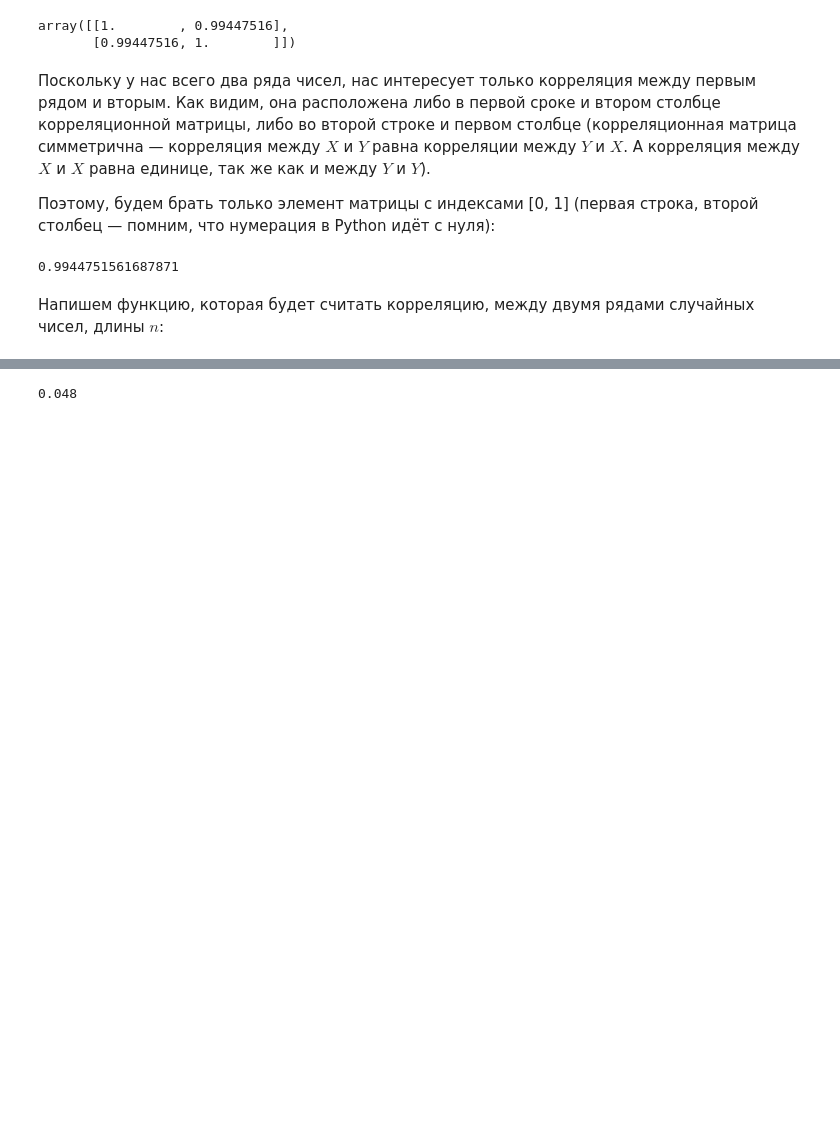
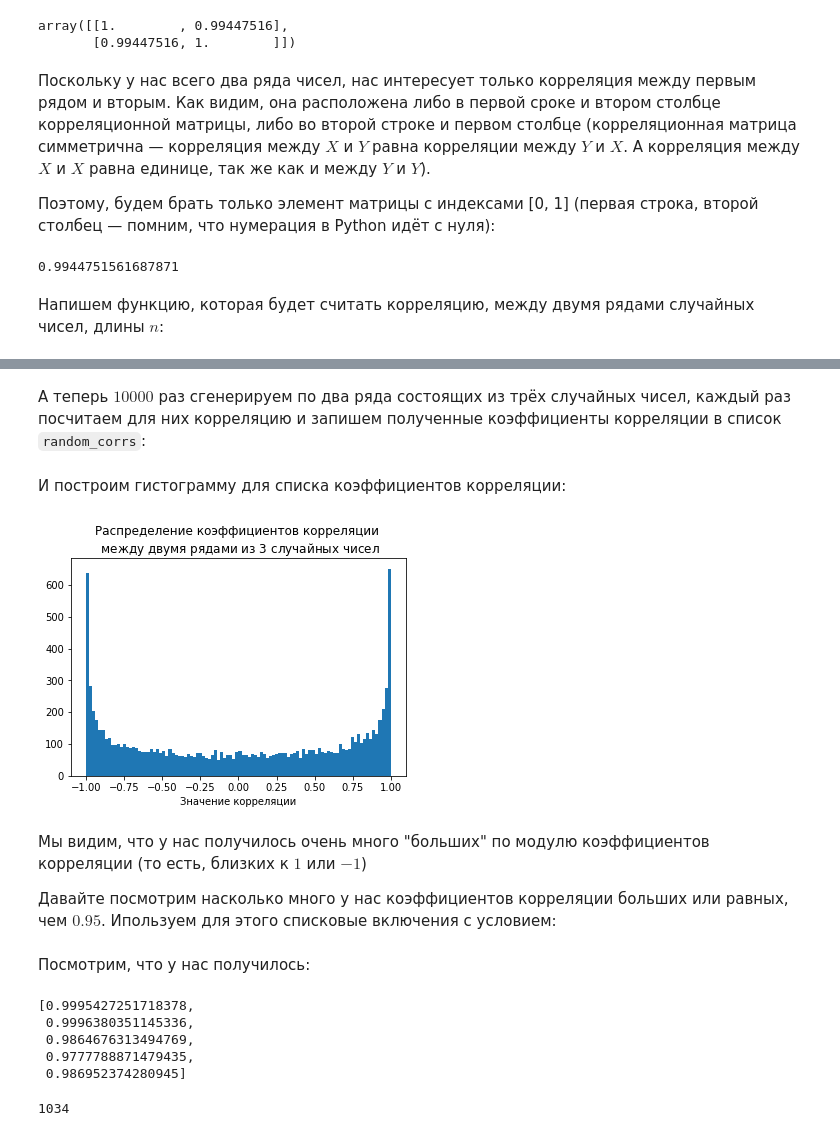
Before and after one commit to mikewellmeansme/biological-statistics-course, a Jupyter notebook: lesson_007.ipynb, the cells around one changed output, grey strips where cells are left out. Drawn from its saved outputs; the diff is of its cells as text; code cells hidden in the pictures; blank space fills up the shorter version.

```diff
--- a/lesson_007.ipynb
+++ b/lesson_007.ipynb
@@ -118,4 +99,2 @@ els = [el for el in random_corrs if el <= -0.99]
-# %%
-len(els)/10000
-# %% [output]
-0.048
+# %% [markdown]
+А теперь $10000$ раз сгенерируем по два ряда состоящих из трёх случайных чисел, каждый раз посчитаем для них корреляцию и запишем полученные коэффициенты корреляции в список `random_corrs`:
@@ -121,0 +105,13 @@ len(els)/10000
+# %% [markdown]
+И построим гистограмму для списка коэффициентов корреляции:
+# %%
+plt.hist(random_corrs, bins=100)
+plt.title('Распределение коэффициентов корреляции \n между двумя рядами из $3$ случайных чисел')
+plt.xlabel('Значение корреляции')
+plt.show()
+# %% [output]
+[figure, added]
+# %% [markdown]
+Мы видим, что у нас получилось очень много "больших" по модулю коэффициентов корреляции (то есть, близких к $1$ или $-1$)
+
+Давайте посмотрим насколько много у нас коэффициентов корреляции больших или равных, чем $0.95$. Ипользуем для этого списковые включения с условием:
@@ -121,0 +122,14 @@ len(els)/10000
+# %% [markdown]
+Посмотрим, что у нас получилось:
+# %%
+very_big_rs[:5]
+# %% [output]
+[0.9995427251718378,
+ 0.9996380351145336,
+ 0.9864676313494769,
+ 0.9777788871479435,
+ 0.986952374280945]
+# %%
+len(very_big_rs)
+# %% [output]
+1034
```
Also changed, not shown: parts of 53 cells of this notebook.
